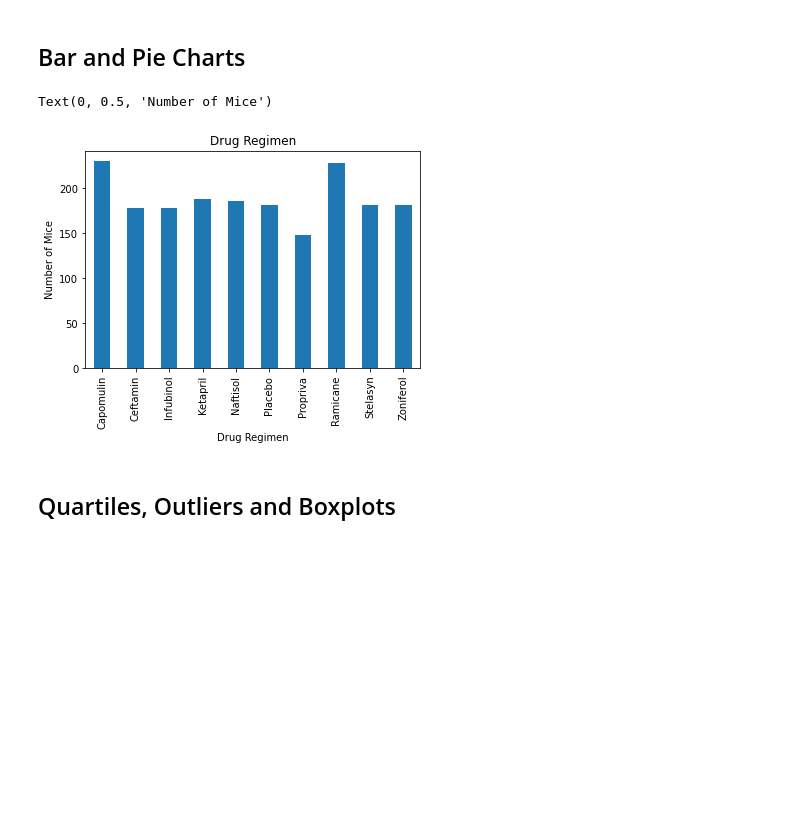
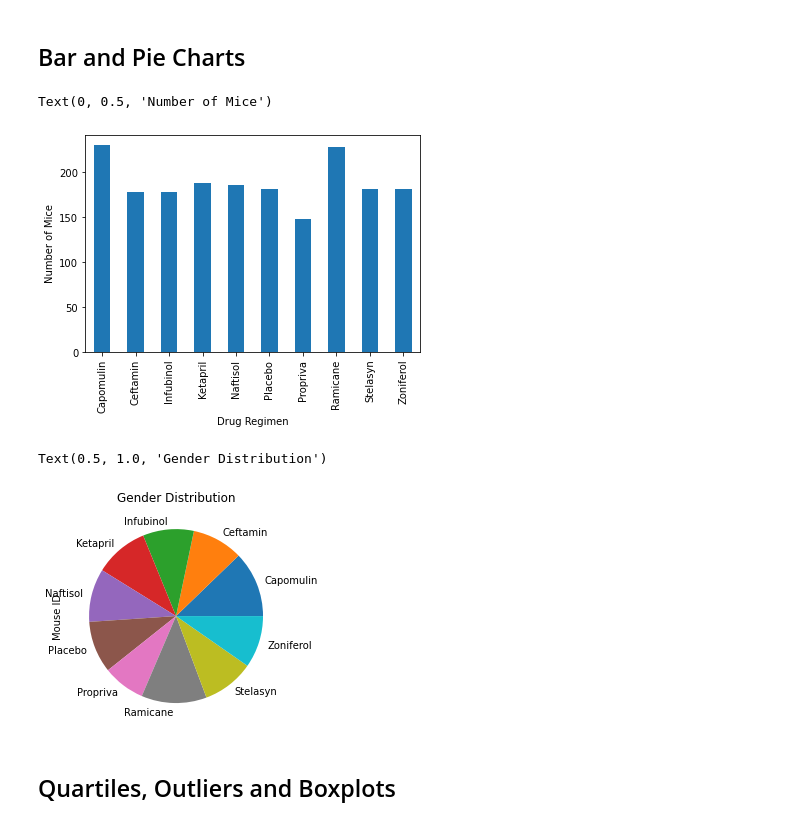
Before and after one commit to TPhillips27/Matplotlib-homework, a Jupyter notebook: Instructions/Pymaceuticals/pymaceuticals_starter.ipynb, the cells around one changed output. Saved outputs shown, nothing was run; the diff lists cells and outputs as text; code cells hidden in the pictures; blank space fills up the shorter version.

```diff
--- a/Instructions/Pymaceuticals/pymaceuticals_starter.ipynb
+++ b/Instructions/Pymaceuticals/pymaceuticals_starter.ipynb
@@ -106,11 +121,10 @@ mice_num = clean_combined_df.groupby(['Drug Regimen']).count()['Mouse ID']
 mice_num
 
 bar_plot = mice_num.plot(kind='bar')
-plt.title("Drug Regimen")
 plt.xlabel("Drug Regimen")
 plt.ylabel("Number of Mice")
 # %% [output]
 Text(0, 0.5, 'Number of Mice')
-[figure, old version]
+[figure, new version]
 # %%
 # Generate a bar plot showing the total number of mice for each treatment throughout the course of the study using pyplot.
@@ -117,5 +137,12 @@ Text(0, 0.5, 'Number of Mice')
 # %%
 # Generate a pie plot showing the distribution of female versus male mice using pandas
+bar_plot = mice_num.plot(kind='pie')
+plt.title("Gender Distribution")
+# plt.xlabel("Drug Regimen")
+# plt.ylabel("Number of Mice")
+# %% [output]
+Text(0.5, 1.0, 'Gender Distribution')
+[figure, added]
 # %%
 # Generate a pie plot showing the distribution of female versus male mice using pyplot
 # %% [markdown]
```
Also changed, not shown: parts of 2 cells of this notebook, 1 other file.
